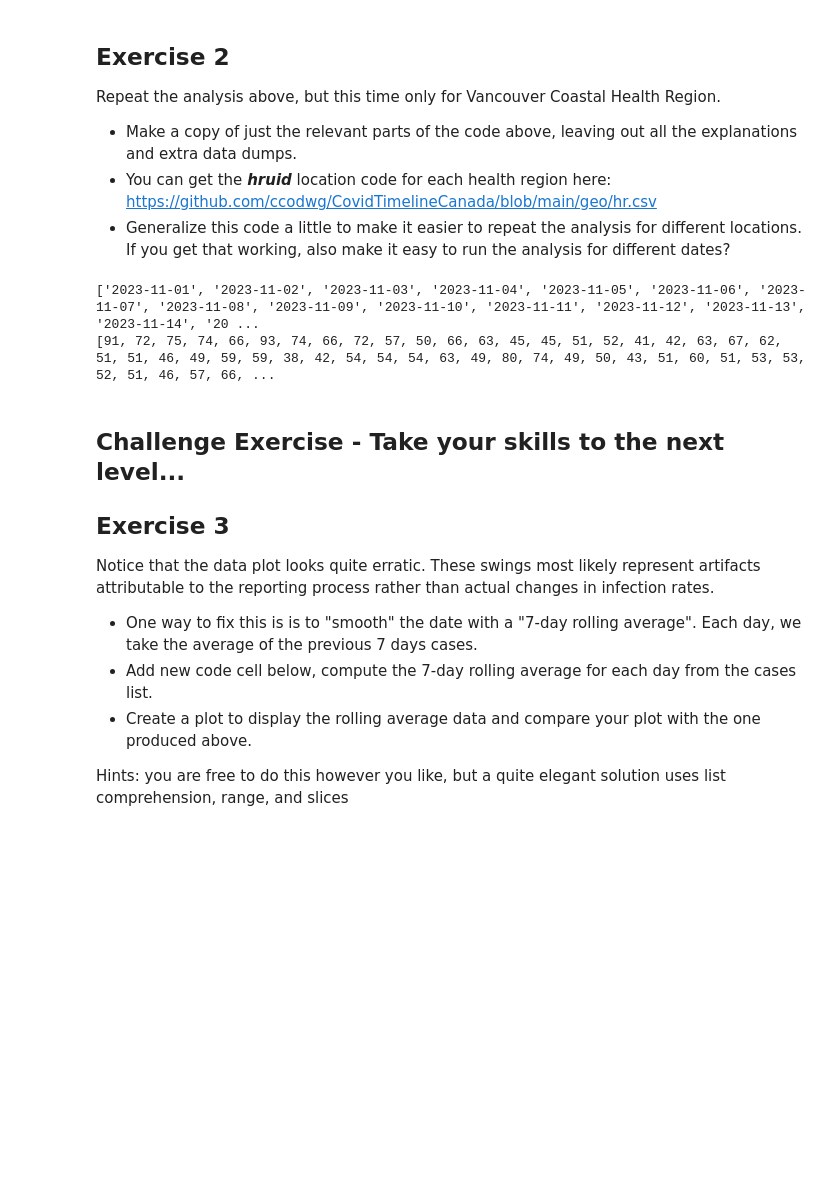
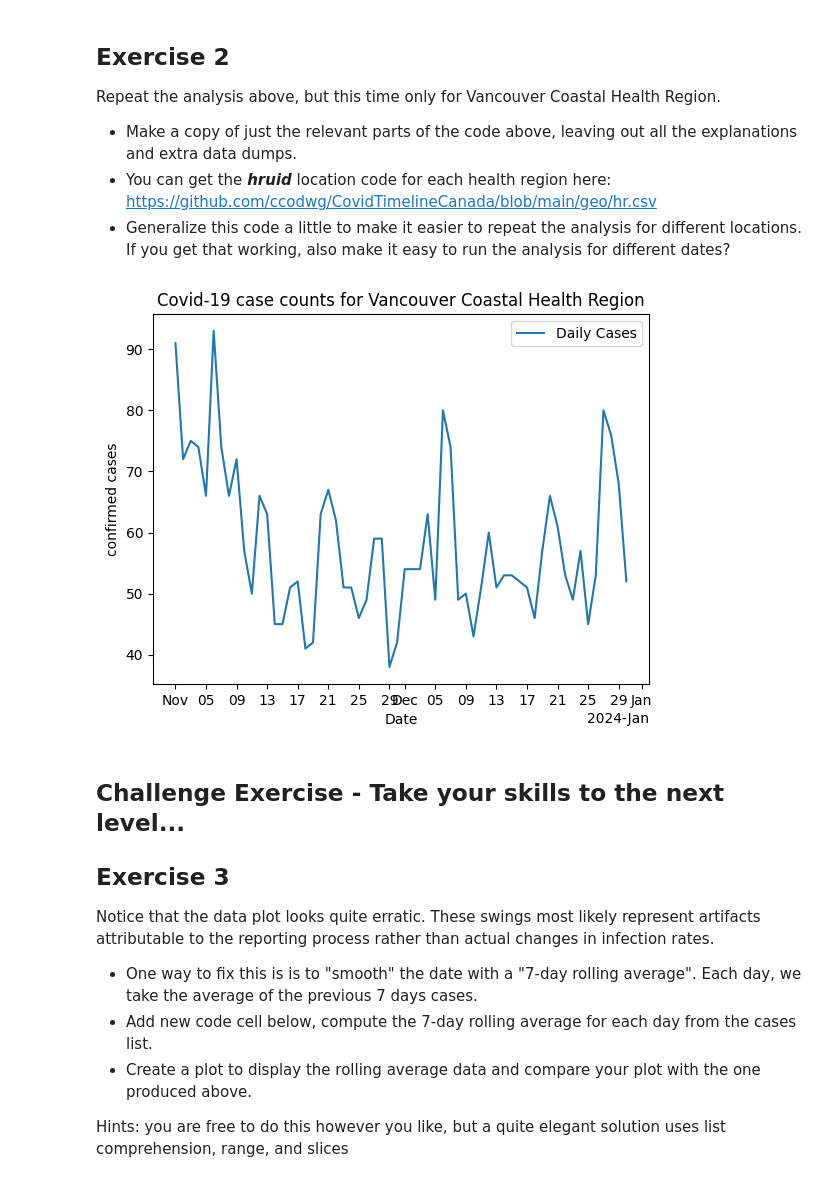
Before and after one commit to DavidPolot/cap-comp215, a Jupyter notebook: labs/lab01-intro.ipynb, the cells around one changed output. Cells and saved outputs as stored; diff of their text form; code cells hidden in the pictures; blank space fills up the shorter version.

```diff
--- a/labs/lab01-intro.ipynb
+++ b/labs/lab01-intro.ipynb
@@ -163,26 +163,37 @@ Repeat the analysis above, but this time only for Vancouver Coastal Health Regio
 # %%
 # Ex. 2 your code here https://api.opencovid.ca/timeseries?stat=all&geo=hr&loc=593&after=2023-11-01
 
-query = 'https://api.opencovid.ca/timeseries?stat=all&geo=hr&loc=593&after=2023-11-01'
+query = 'https://api.opencovid.ca/timeseries?stat=all&geo=hr&loc=593&after=2023-11-01' #I changed the damn link, same data, same graph, no worky :( ---> this is the link that was made before https://api.opencovid.ca/timeseries?stat=cases&loc=BC&after=2023-11-01
 
+#the response grabs the data from the API.
 response = requests.request("GET", query, headers={}, data={})
-
 response.text[:1000]
 
-datetime_objects = [datetime.datetime.strptime(date, '%Y-%m-%d') for date in case_dates]  # List Comprehension #3
+
+#create date lists and strings
+datetime_objects = [datetime.datetime.strptime(date, '%Y-%m-%d') for date in case_dates]  #creates dates
 dates = [dt.date() for dt in datetime_objects]
 dates[:10]
 
-for daily in cases:
-  case_dates.append
-print(case_dates)
 
-for daily in cases:
-  n_cases.append
-print(n_cases)
+def format_date_axis(ax):
+  #this is the code for the graph
+  locator = mdates.AutoDateLocator(minticks=10, maxticks=20)
+  formatter = mdates.ConciseDateFormatter(locator)
+  ax.xaxis.set_major_locator(locator)
+  ax.xaxis.set_major_formatter(formatter)
+
+fig, ax = plt.subplots()
+format_date_axis(ax)
+ax.plot(dates, n_cases, label='Daily Cases')  # PUT. POINT ON GRAPH.
+ax.set(
+  title="Covid-19 case counts for Vancouver Coastal Health Region",  # This the title
+  xlabel='Date',
+  ylabel='confirmed cases'
+)
+ax.legend();
 # %% [output]
-['2023-11-01', '2023-11-02', '2023-11-03', '2023-11-04', '2023-11-05', '2023-11-06', '2023-11-07', '2023-11-08', '2023-11-09', '2023-11-10', '2023-11-11', '2023-11-12', '2023-11-13', '2023-11-14', '20 ...
-[91, 72, 75, 74, 66, 93, 74, 66, 72, 57, 50, 66, 63, 45, 45, 51, 52, 41, 42, 63, 67, 62, 51, 51, 46, 49, 59, 59, 38, 42, 54, 54, 54, 63, 49, 80, 74, 49, 50, 43, 51, 60, 51, 53, 53, 52, 51, 46, 57, 66, ...
+[figure, added]
 # %% [markdown]
 ## Challenge Exercise - Take your skills to the next level...
 
```
